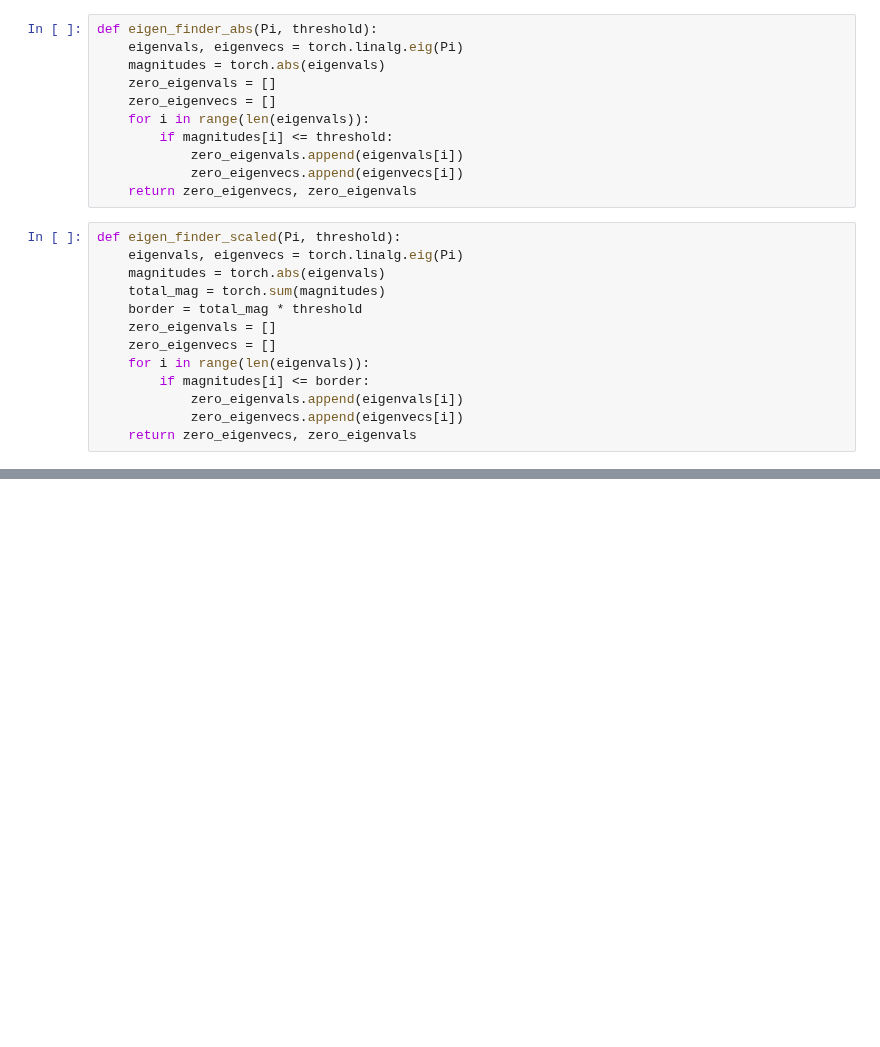
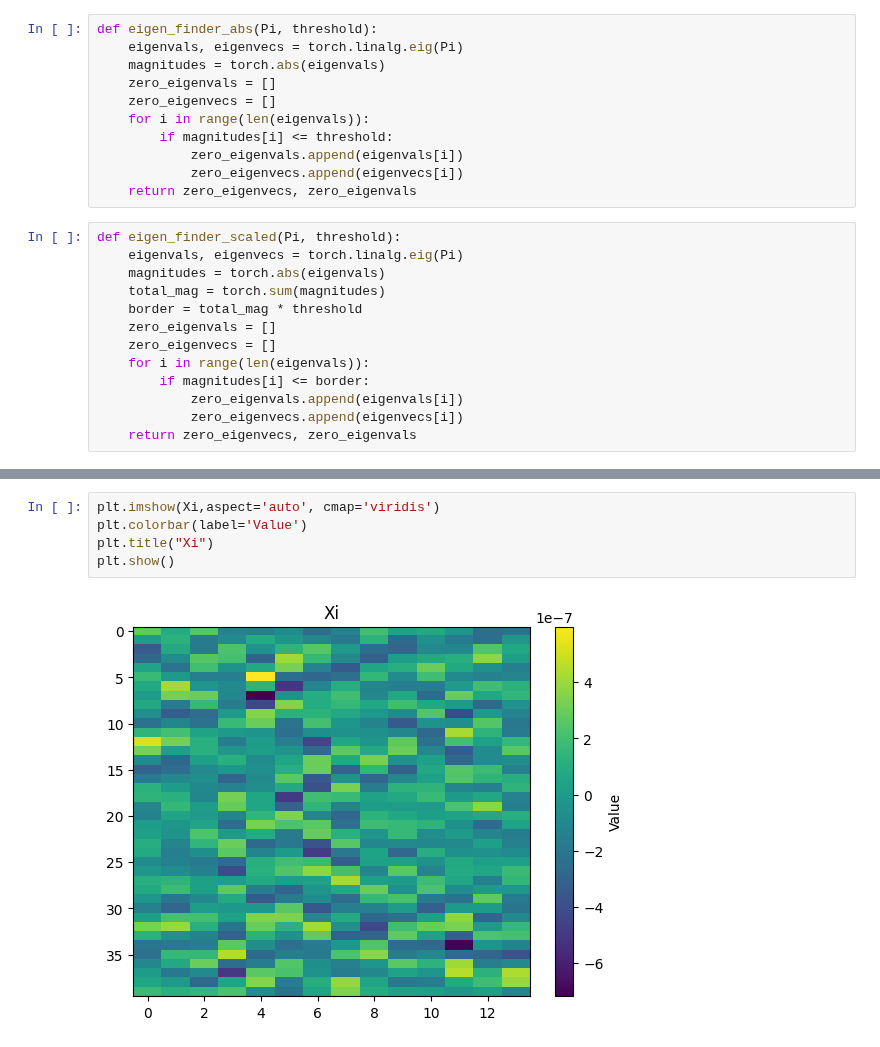
Before and after one commit to Isaac-Miles-Fine/GETLM_L96, a Jupyter notebook: GIETLM.ipynb, the cells around one changed output, grey strips where cells are left out. Saved outputs shown, nothing was run; the diff lists cells and outputs as text; blank space fills up the shorter version.

```diff
--- a/GIETLM.ipynb
+++ b/GIETLM.ipynb
@@ -158,0 +343,7 @@ def GETLM_generator(ensemble_size, sd, x_out, model_parameters, model, stencil_m
+# %%
+plt.imshow(Xi,aspect='auto', cmap='viridis')
+plt.colorbar(label='Value')
+plt.title("Xi")
+plt.show()
+# %% [output]
+[figure, added]
```
Also changed, not shown: parts of 31 cells of this notebook, 10 other files.
